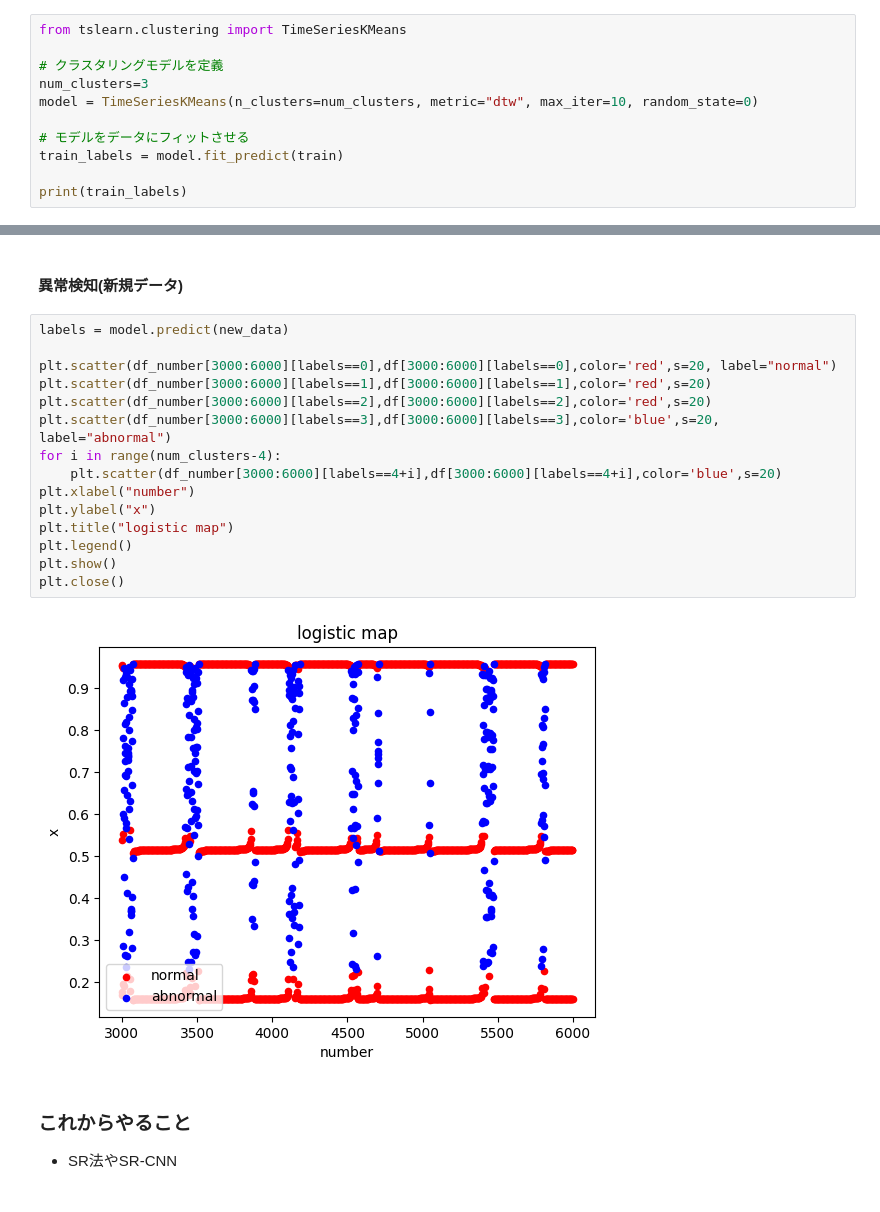
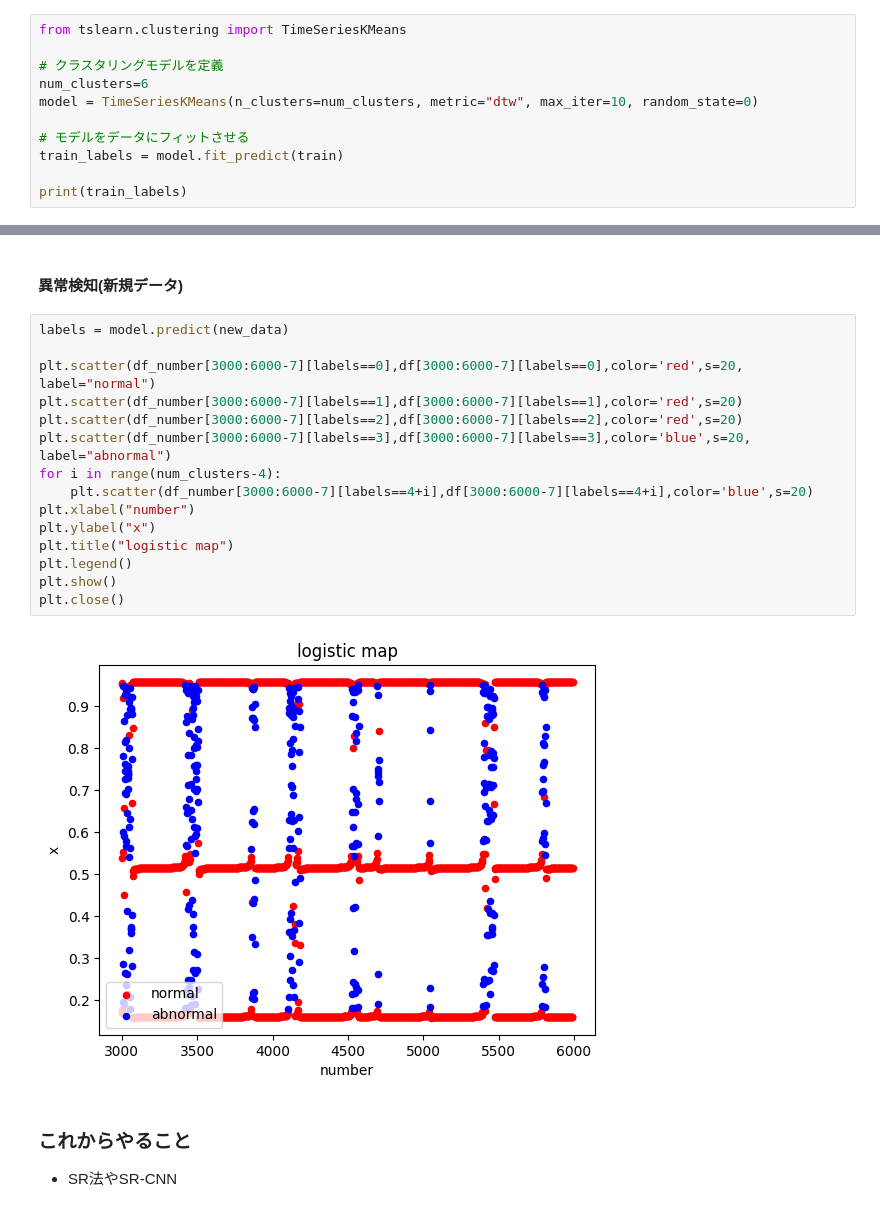
Before and after one commit to Redboar1021/Labintern, a Jupyter notebook: Anomaly_detection_2.ipynb, the cells around one changed output, grey strips where cells are left out. Drawn from its saved outputs; the diff is of its cells as text.

```diff
--- a/Anomaly_detection_2.ipynb
+++ b/Anomaly_detection_2.ipynb
@@ -177,7 +172,7 @@ findfont: Font family 'MS Gothic' not found.
 from tslearn.clustering import TimeSeriesKMeans
 
 # クラスタリングモデルを定義
-num_clusters=3
+num_clusters=6
 model = TimeSeriesKMeans(n_clusters=num_clusters, metric="dtw", max_iter=10, random_state=0)
 
 # モデルをデータにフィットさせる
@@ -291,20 +286,20 @@ plt.close()
 # %%
 labels = model.predict(new_data)
 
-plt.scatter(df_number[3000:6000][labels==0],df[3000:6000][labels==0],color='red',s=20, label="normal")
-plt.scatter(df_number[3000:6000][labels==1],df[3000:6000][labels==1],color='red',s=20)
-plt.scatter(df_number[3000:6000][labels==2],df[3000:6000][labels==2],color='red',s=20)
-plt.scatter(df_number[3000:6000][labels==3],df[3000:6000][labels==3],color='blue',s=20, label="abnormal")
+plt.scatter(df_number[3000:6000-7][labels==0],df[3000:6000-7][labels==0],color='red',s=20, label="normal")
+plt.scatter(df_number[3000:6000-7][labels==1],df[3000:6000-7][labels==1],color='red',s=20)
+plt.scatter(df_number[3000:6000-7][labels==2],df[3000:6000-7][labels==2],color='red',s=20)
+plt.scatter(df_number[3000:6000-7][labels==3],df[3000:6000-7][labels==3],color='blue',s=20, label="abnormal")
 for i in range(num_clusters-4):
-    plt.scatter(df_number[3000:6000][labels==4+i],df[3000:6000][labels==4+i],color='blue',s=20)
+    plt.scatter(df_number[3000:6000-7][labels==4+i],df[3000:6000-7][labels==4+i],color='blue',s=20)
 plt.xlabel("number")
 plt.ylabel("x")
 plt.title("logistic map")
 plt.legend()
 plt.show()
 plt.close()
 # %% [output]
-[figure, old version]
+[figure, new version]
 # %% [markdown]
 ### これからやること
 - SR法やSR-CNN
```
Also changed, not shown: parts of 8 cells of this notebook, 2 other files.
